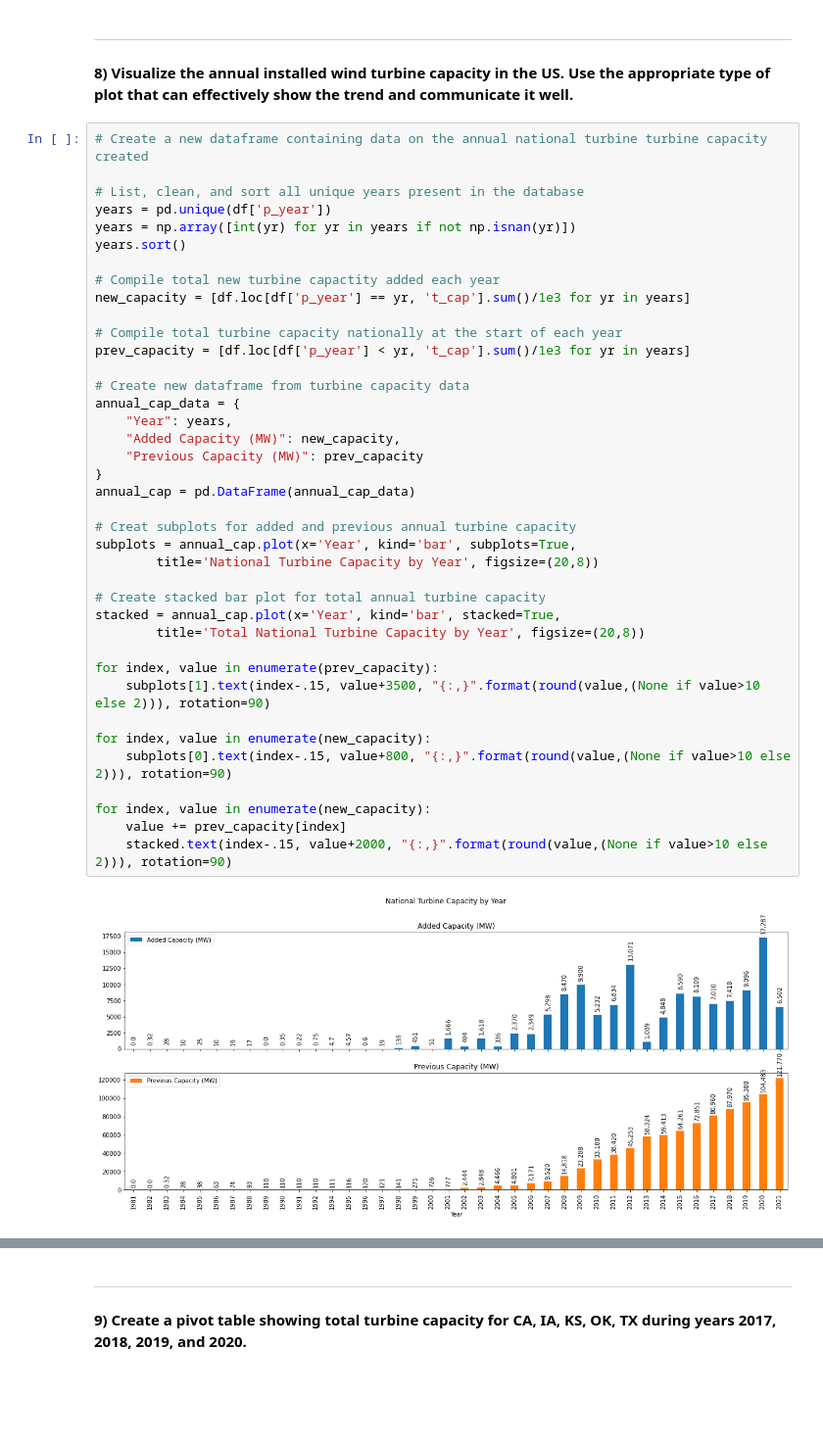
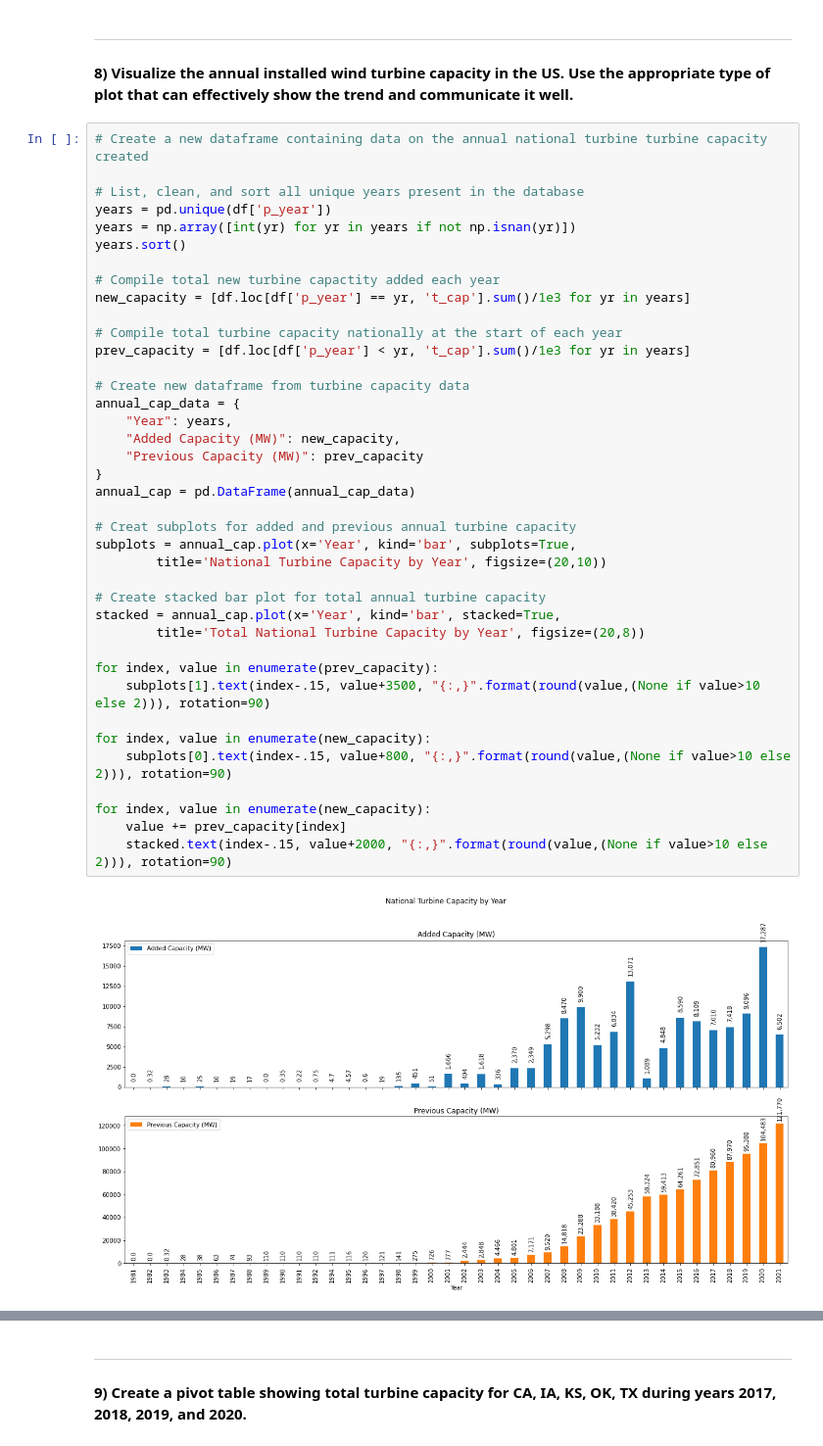
Before and after one commit to yairg98/Data-Driven-Problem-Solving, a Jupyter notebook: Midterm Project/Part 1/part1.ipynb, the cells around one changed output, grey strips where cells are left out. Shown at 98% size. Drawn from its saved outputs; the diff is of its cells as text; blank space fills up the shorter version.

```diff
--- a/Midterm Project/Part 1/part1.ipynb
+++ b/Midterm Project/Part 1/part1.ipynb
@@ -190,35 +190,35 @@ years.sort()
 new_capacity = [df.loc[df['p_year'] == yr, 't_cap'].sum()/1e3 for yr in years]
 
 # Compile total turbine capacity nationally at the start of each year
 prev_capacity = [df.loc[df['p_year'] < yr, 't_cap'].sum()/1e3 for yr in years]
 
 # Create new dataframe from turbine capacity data
 annual_cap_data = {
     "Year": years,
     "Added Capacity (MW)": new_capacity,
     "Previous Capacity (MW)": prev_capacity
 }
 annual_cap = pd.DataFrame(annual_cap_data)
 
 # Creat subplots for added and previous annual turbine capacity
 subplots = annual_cap.plot(x='Year', kind='bar', subplots=True,
-        title='National Turbine Capacity by Year', figsize=(20,8))
+        title='National Turbine Capacity by Year', figsize=(20,10))
 
 # Create stacked bar plot for total annual turbine capacity
 stacked = annual_cap.plot(x='Year', kind='bar', stacked=True,
         title='Total National Turbine Capacity by Year', figsize=(20,8))
 
 for index, value in enumerate(prev_capacity):
     subplots[1].text(index-.15, value+3500, "{:,}".format(round(value,(None if value>10 else 2))), rotation=90)
 
 for index, value in enumerate(new_capacity):
     subplots[0].text(index-.15, value+800, "{:,}".format(round(value,(None if value>10 else 2))), rotation=90)
 
 for index, value in enumerate(new_capacity):
     value += prev_capacity[index]
     stacked.text(index-.15, value+2000, "{:,}".format(round(value,(None if value>10 else 2))), rotation=90)
 # %% [output]
-[figure, old version]
+[figure, new version]
 [figure]
 # %% [markdown]
 ---
```
Also changed, not shown: parts of 1 cell of this notebook.
